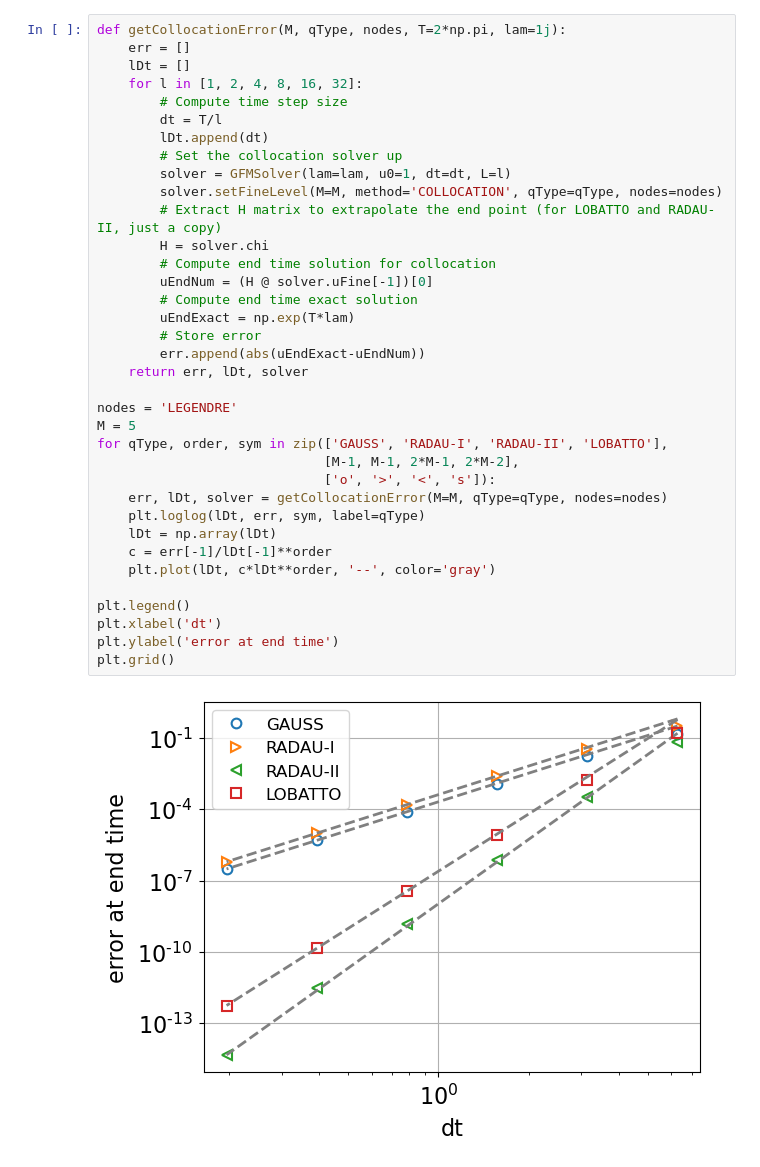
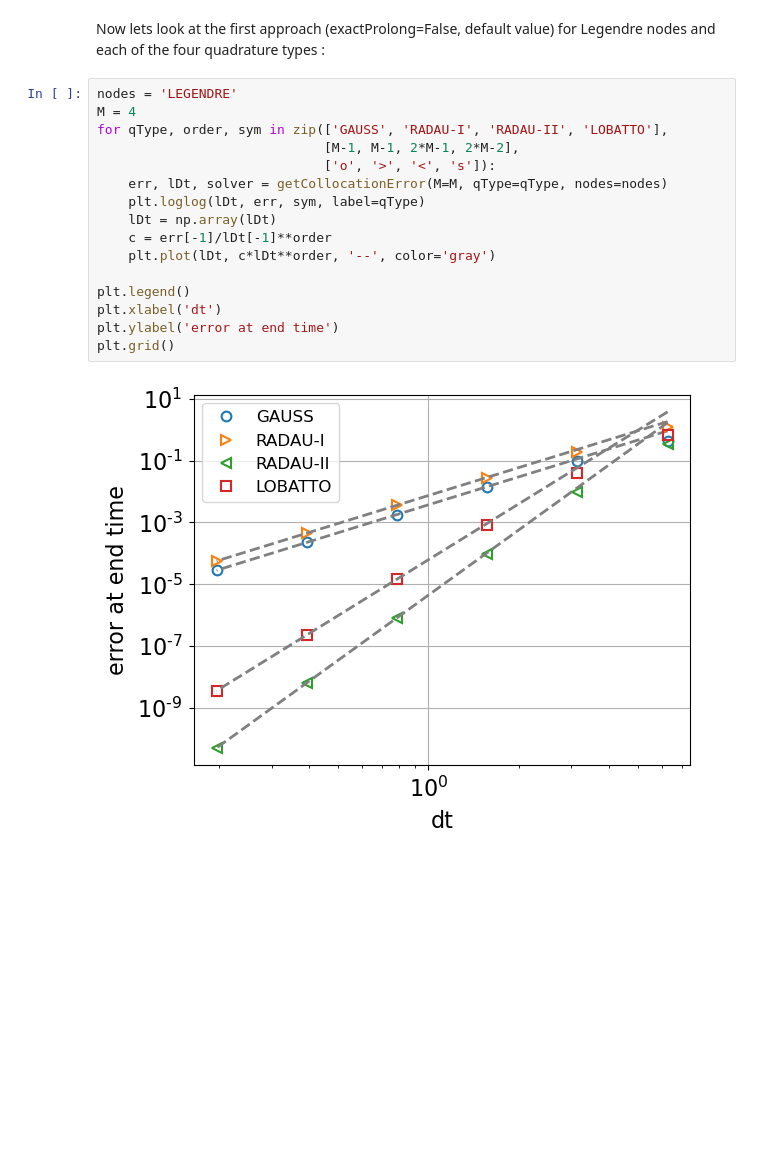
Before and after one commit to Parallel-in-Time/gfm, a Jupyter notebook: notes/GFM_Note-4.ipynb, the cells around one changed output. Cells and saved outputs as stored; diff of their text form; blank space fills up the shorter version.

Commit message:
TL: finished GFM note on end-point solution computation for collocation

```diff
--- a/notes/GFM_Note-4.ipynb
+++ b/notes/GFM_Note-4.ipynb
@@ -8,38 +153,20 @@ plt.rcParams['figure.dpi'] = 100
+# %% [markdown]
+Now lets look at the first approach (exactProlong=False, default value) for Legendre nodes and each of the four quadrature types :
 # %%
-def getCollocationError(M, qType, nodes, T=2*np.pi, lam=1j):
-    err = []
-    lDt = []
-    for l in [1, 2, 4, 8, 16, 32]:
-        # Compute time step size
-        dt = T/l
-        lDt.append(dt)
-        # Set the collocation solver up
-        solver = GFMSolver(lam=lam, u0=1, dt=dt, L=l)
-        solver.setFineLevel(M=M, method='COLLOCATION', qType=qType, nodes=nodes)
-        # Extract H matrix to extrapolate the end point (for LOBATTO and RADAU-II, just a copy)
-        H = solver.chi
-        # Compute end time solution for collocation
-        uEndNum = (H @ solver.uFine[-1])[0]
-        # Compute end time exact solution
-        uEndExact = np.exp(T*lam)
-        # Store error
-        err.append(abs(uEndExact-uEndNum))
-    return err, lDt, solver
-
 nodes = 'LEGENDRE'
-M = 5
+M = 4
 for qType, order, sym in zip(['GAUSS', 'RADAU-I', 'RADAU-II', 'LOBATTO'],
                              [M-1, M-1, 2*M-1, 2*M-2],
                              ['o', '>', '<', 's']):
     err, lDt, solver = getCollocationError(M=M, qType=qType, nodes=nodes)
     plt.loglog(lDt, err, sym, label=qType)
     lDt = np.array(lDt)
     c = err[-1]/lDt[-1]**order
     plt.plot(lDt, c*lDt**order, '--', color='gray')
 
 plt.legend()
 plt.xlabel('dt')
 plt.ylabel('error at end time')
 plt.grid()
 # %% [output]
-[figure, old version]
+[figure, new version]
```
Also changed, not shown: parts of 13 cells of this notebook, 1 other file.
